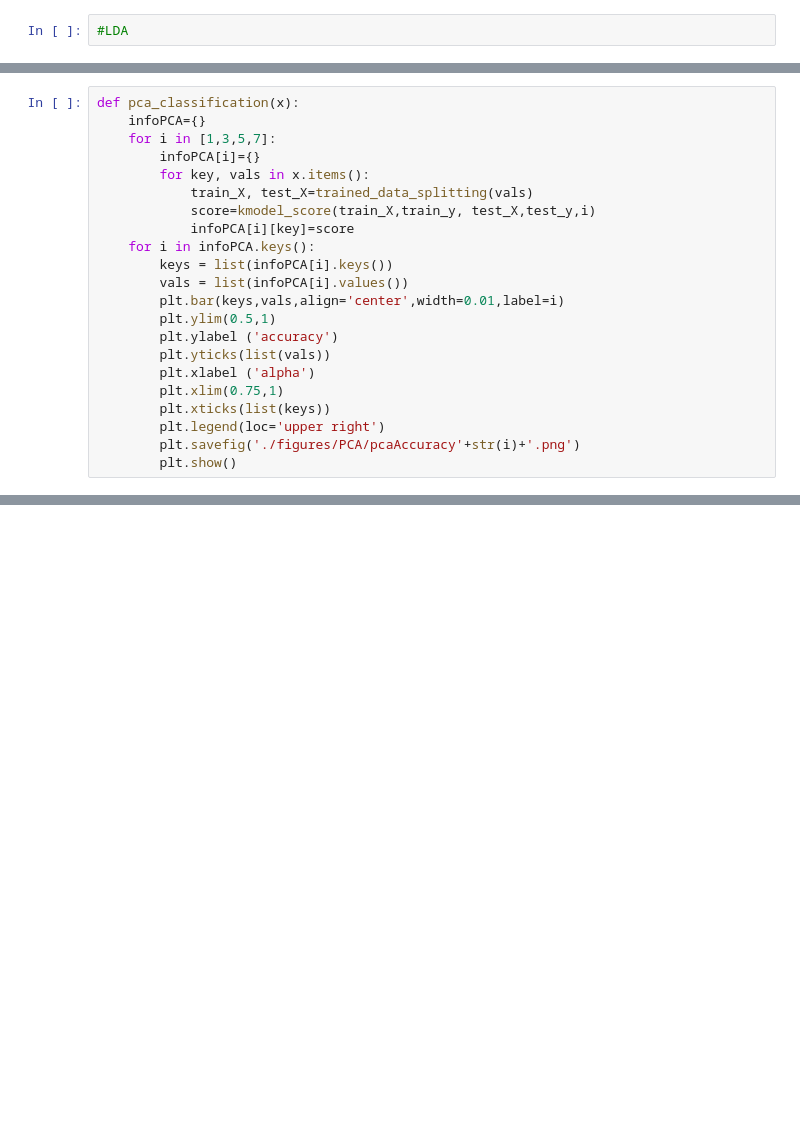
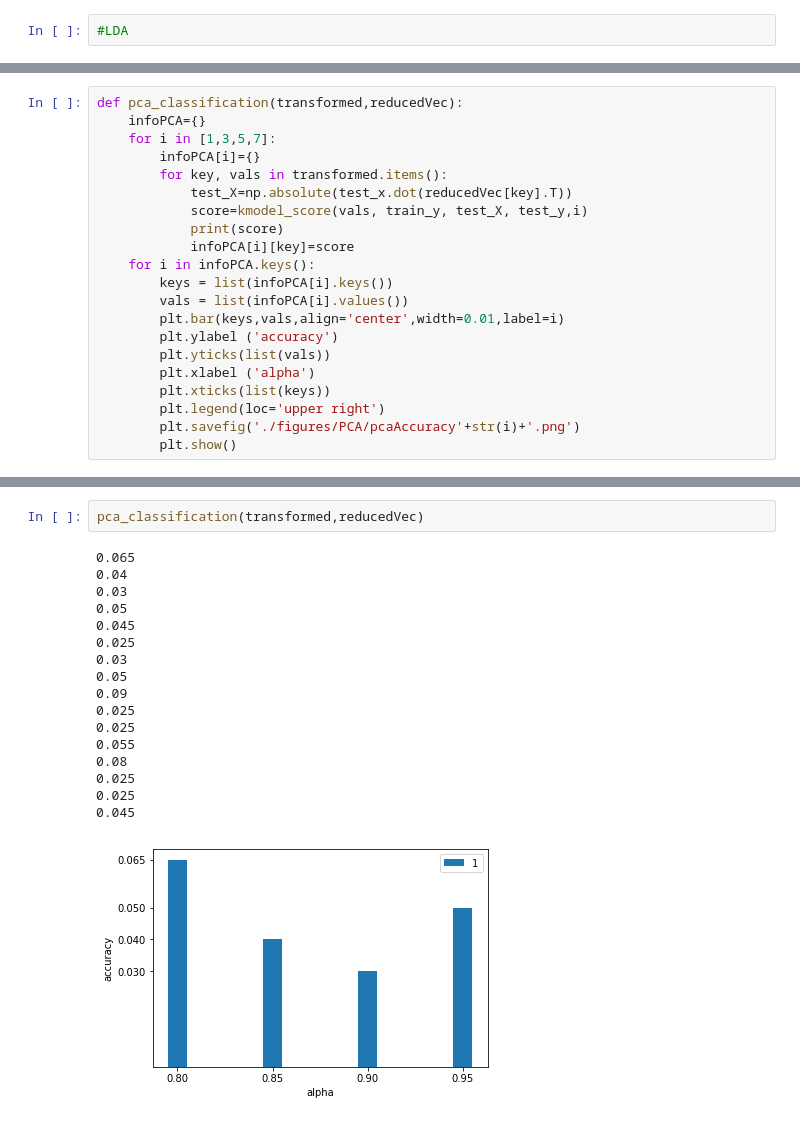
Before and after one commit to kmohab71/face_recognition, a Jupyter notebook: face_recognition/face_recognition.ipynb, the cells around one changed output, grey strips where cells are left out. Saved outputs shown, nothing was run; the diff lists cells and outputs as text; blank space fills up the shorter version.

```diff
--- a/face_recognition/face_recognition.ipynb
+++ b/face_recognition/face_recognition.ipynb
@@ -207,23 +177,22 @@ def pca_classification_70(x):
         plt.savefig('./figures/PCA/pcaAccuracy70_'+str(i)+'.png')
         plt.show()
 # %%
-def pca_classification(x):
+def pca_classification(transformed,reducedVec):
     infoPCA={}
     for i in [1,3,5,7]:
         infoPCA[i]={}
-        for key, vals in x.items():
-            train_X, test_X=trained_data_splitting(vals)
-            score=kmodel_score(train_X,train_y, test_X,test_y,i)
+        for key, vals in transformed.items():
+            test_X=np.absolute(test_x.dot(reducedVec[key].T))
+            score=kmodel_score(vals, train_y, test_X, test_y,i)
+            print(score)
             infoPCA[i][key]=score
     for i in infoPCA.keys():
         keys = list(infoPCA[i].keys())
         vals = list(infoPCA[i].values())
         plt.bar(keys,vals,align='center',width=0.01,label=i)
-        plt.ylim(0.5,1)
         plt.ylabel ('accuracy')
         plt.yticks(list(vals))
         plt.xlabel ('alpha')
-        plt.xlim(0.75,1)
         plt.xticks(list(keys))
         plt.legend(loc='upper right')
         plt.savefig('./figures/PCA/pcaAccuracy'+str(i)+'.png')
@@ -244,0 +207,20 @@ pca_classification(x)
+# %%
+pca_classification(transformed,reducedVec)
+# %% [output]
+0.065
+0.04
+0.03
+0.05
+0.045
+0.025
+0.03
+0.05
+0.09
+0.025
+0.025
+0.055
+0.08
+0.025
+0.025
+0.045
+[figure, added]
```
Also changed, not shown: parts of 14 cells of this notebook, 9 other files.
